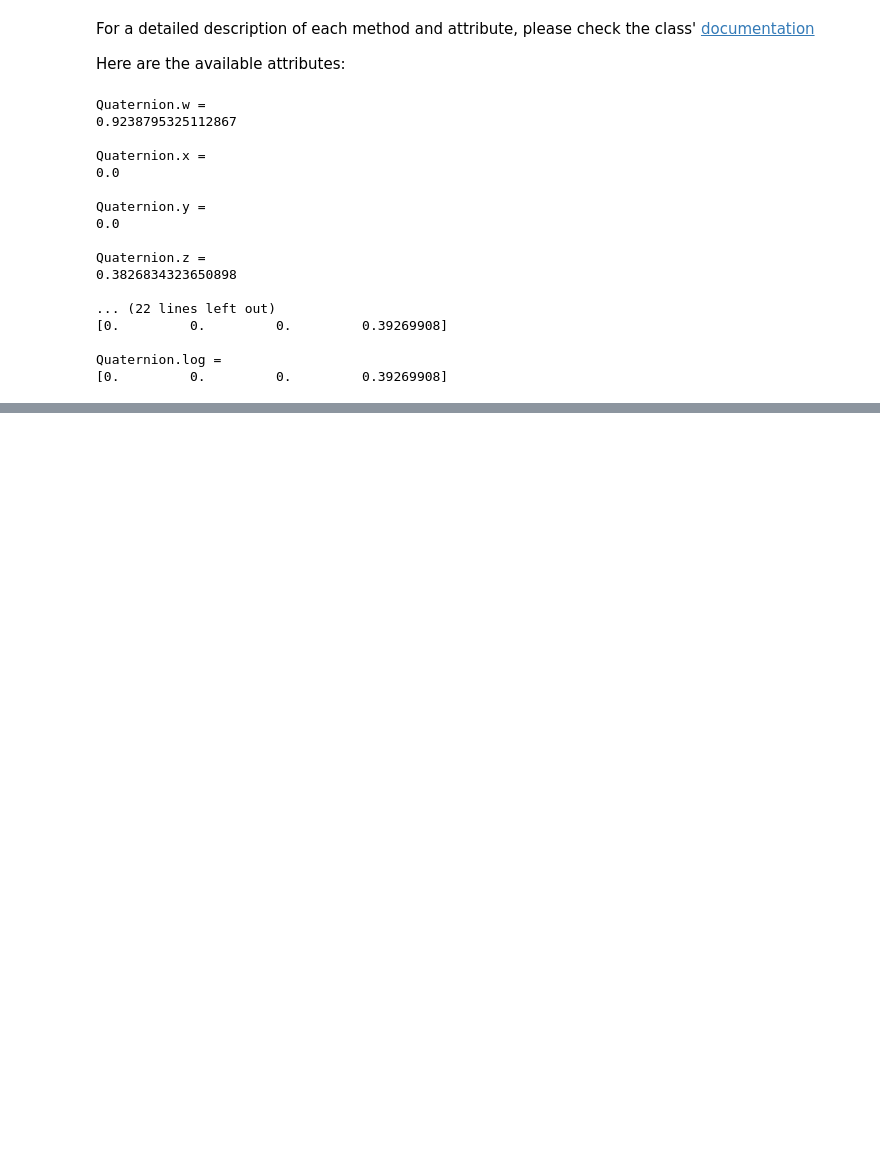
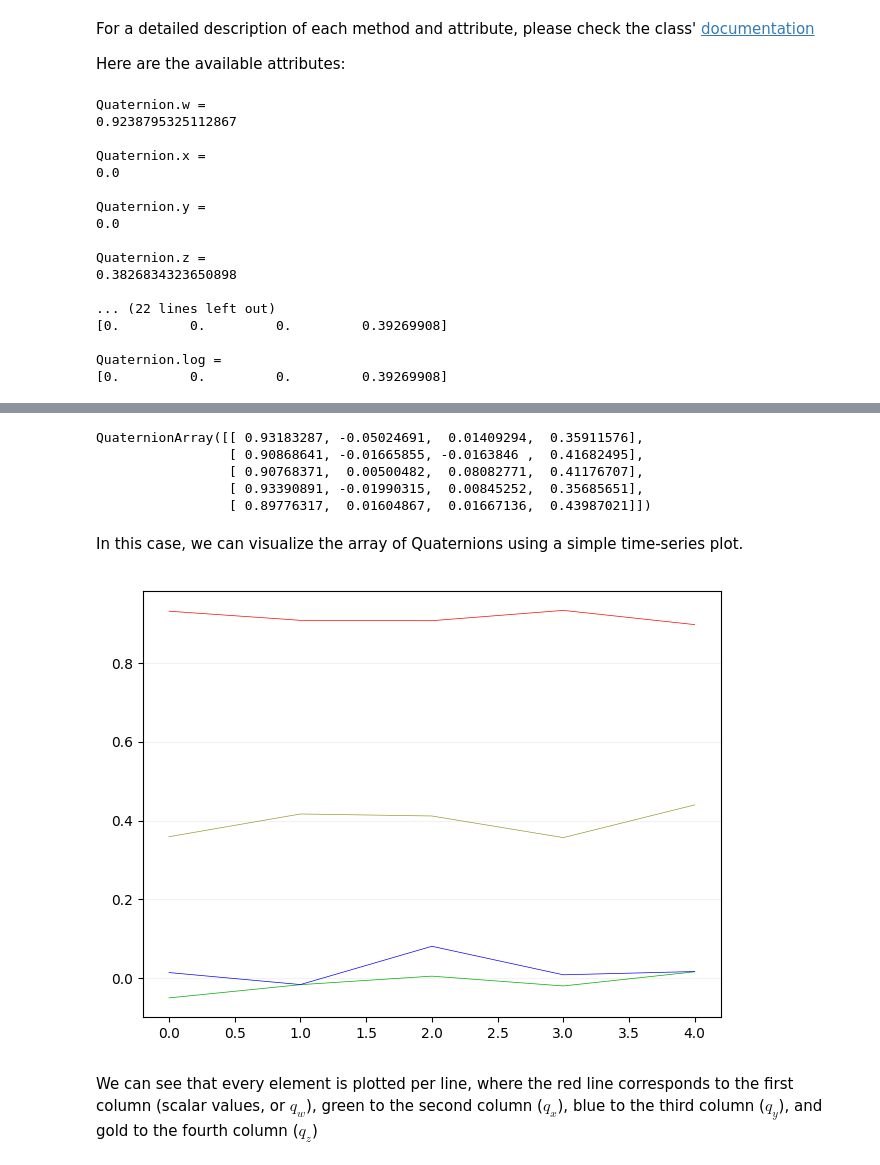
Before and after one commit to Mayitzin/ahrs, a Jupyter notebook: notebooks/Showcase.ipynb, the cells around one changed output, grey strips where cells are left out. Drawn from its saved outputs; the diff is of its cells as text; code cells hidden in the pictures; blank space fills up the shorter version.

```diff
--- a/notebooks/Showcase.ipynb
+++ b/notebooks/Showcase.ipynb
@@ -384,0 +413,17 @@ Quaternion.log =
+# %%
+Quaternions = ahrs.QuaternionArray(np.tile([1., 0., 0., np.sqrt(2)-1], (5, 1)) + np.random.randn(5, 4)*0.05)
+Quaternions.view()
+# %% [output]
+QuaternionArray([[ 0.93183287, -0.05024691,  0.01409294,  0.35911576],
+                 [ 0.90868641, -0.01665855, -0.0163846 ,  0.41682495],
+                 [ 0.90768371,  0.00500482,  0.08082771,  0.41176707],
+                 [ 0.93390891, -0.01990315,  0.00845252,  0.35685651],
+                 [ 0.89776317,  0.01604867,  0.01667136,  0.43987021]])
+# %% [markdown]
+In this case, we can visualize the array of Quaternions using a simple time-series plot.
+# %%
+plot(Quaternions)
+# %% [output]
+[figure, added]
+# %% [markdown]
+We can see that every element is plotted per line, where the red line corresponds to the first column (scalar values, or $q_w$), green to the second column ($q_x$), blue to the third column ($q_y$), and gold to the fourth column ($q_z$)
```
Also changed, not shown: parts of 14 cells of this notebook.
